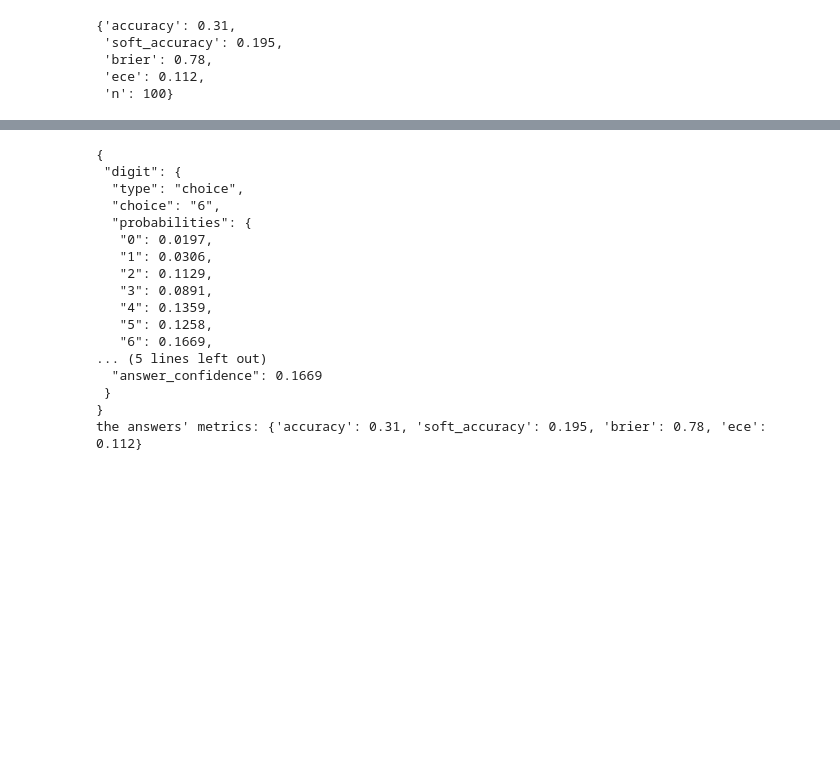
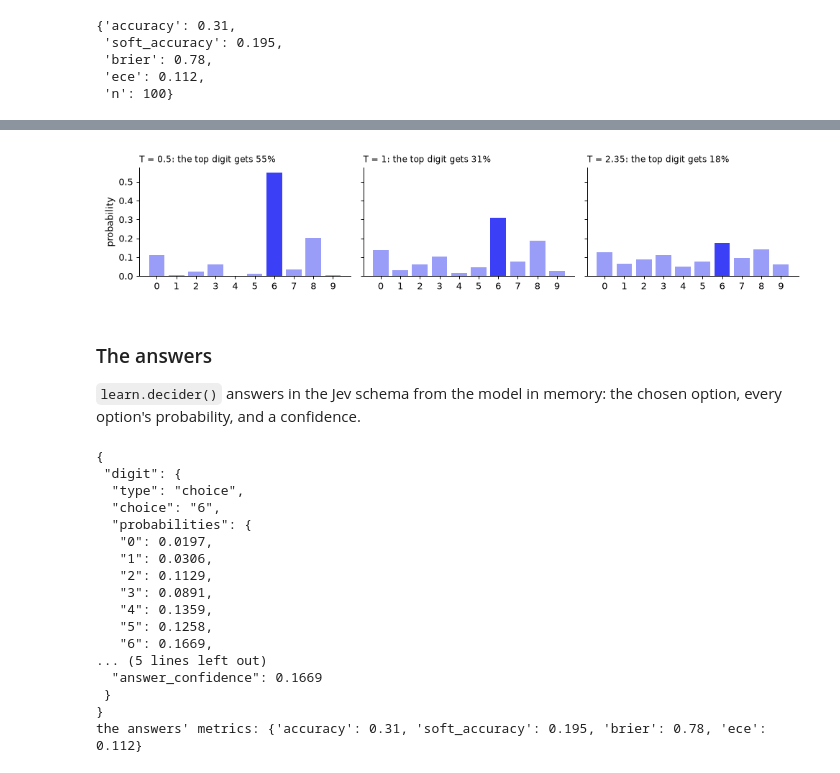
Before and after one commit to sgaseretto/sysonelib, a Jupyter notebook: nbs/tutorials/neomme_images.ipynb, the cells around one changed output, grey strips where cells are left out. Drawn from its saved outputs; the diff is of its cells as text; code cells hidden in the pictures; blank space fills up the shorter version.

```diff
--- a/nbs/tutorials/neomme_images.ipynb
+++ b/nbs/tutorials/neomme_images.ipynb
@@ -302,3 +310,20 @@ trained in 6.0 s; temperatures {'choice': 2.3453, 'choice:6-10': 2.3453}
+# %%
+#| code-fold: true
+#| code-summary: figure code
+scores = np.array([1.2, -0.3, 0.4, 0.9, -1.0, 0.1, 2.0, 0.6, 1.5, -0.4])      # a head's scores for the digits 0 to 9, made up
+fig, axs = plt.subplots(1, 3, figsize=(11, 2.4), sharey=True)
+for ax, T in zip(axs, (0.5, 1.0, 2.35)):
+    p = np.exp(scores / T) / np.exp(scores / T).sum()
+    ax.bar(range(10), p, color=[BLUE if i == p.argmax() else LIGHT for i in range(10)])
+    ax.set_title(f"T = {T:g}: the top digit gets {p.max():.0%}", fontsize=9.5, loc="left"); ax.set_xticks(range(10))
+    for s in ("top", "right"): ax.spines[s].set_visible(False)
+axs[0].set_ylabel("probability"); fig.tight_layout(); show_figure(fig)
+# %% [output]
+[figure, added]
+# %% [markdown]
+### The answers
+
+`learn.decider()` answers in the Jev schema from the model in memory: the chosen option, every option's probability, and a confidence.
 # %%
 q = test[0]["questions"]
 answers = {"default head": learn.decider().predict_batch([r["state"] for r in test], q)}
```
Also changed, not shown: parts of 7 cells of this notebook, 2 other files.
